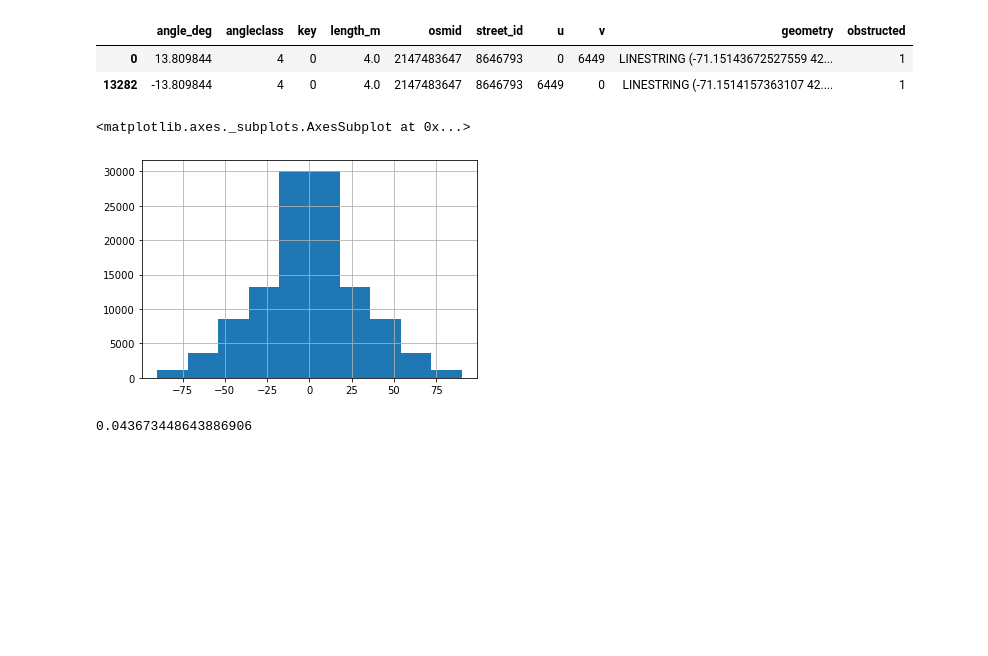
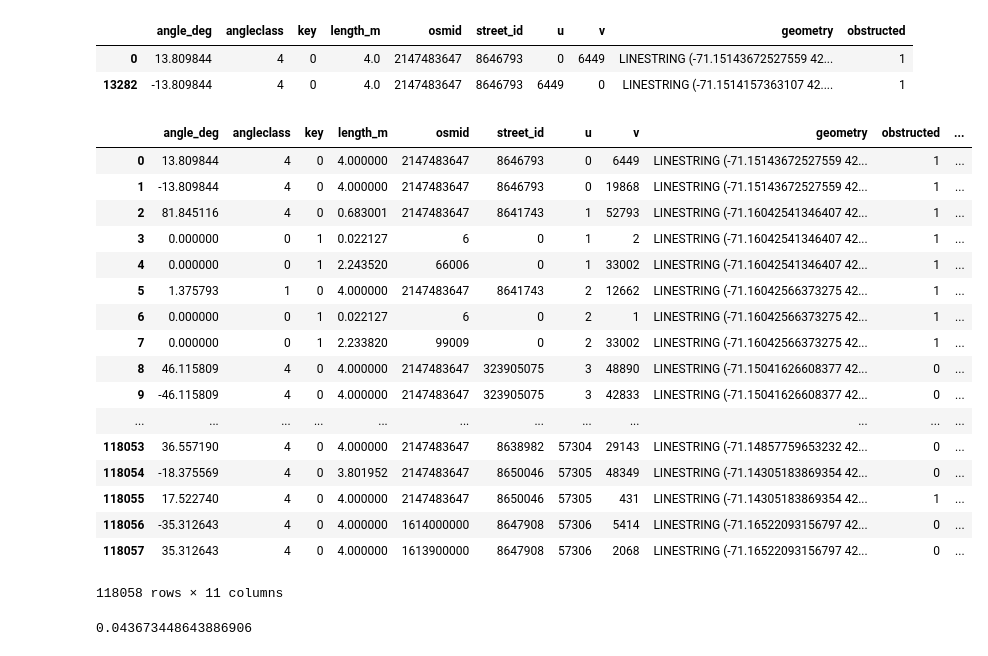
Before and after one commit to saltzadam/WheelWay, a Jupyter notebook: jupyter/Incorporate obstructions.ipynb, the cells around one changed output. Saved outputs shown, nothing was run; the diff lists cells and outputs as text; code cells hidden in the pictures; blank space fills up the shorter version.

```diff
--- a/jupyter/Incorporate obstructions.ipynb
+++ b/jupyter/Incorporate obstructions.ipynb
@@ -153,5 +153,7 @@ obstruct_sidewalks(gdf, all_pts_1)
 (-71.1522723526455, 42.34293127896405) 19
 (-71.14047349582805, 42.3520565149953) 0
 (-71.14438601261324, 42.34972700756457) 54
+# %%
+gdf['id'] = gdf.index
 # %%
 gdf.drop(inplace=True, columns=['elevation_', 'elevatio_1','forward'])
@@ -162,11 +165,27 @@ gdf[((gdf['u'] == 6449) & (gdf['v'] == 0)) | ((gdf['v'] == 6449) & (gdf['u'] ==
 |  | angle_deg | angleclass | key | length_m | osmid | street_id | u | v | geometry | obstructed |
 | 0 | 13.809844 | 4 | 0 | 4.0 | 2147483647 | 8646793 | 0 | 6449 | LINESTRING (-71.15143672527559 42... | 1 |
 | 13282 | -13.809844 | 4 | 0 | 4.0 | 2147483647 | 8646793 | 6449 | 0 | LINESTRING (-71.1514157363107 42.... | 1 |
-# %%
-gdf[gdf['key'] == 0]['angle_deg'].hist()
-# %% [output]
-<matplotlib.axes._subplots.AxesSubplot at 0x...>
-[figure, removed]
+# %%
+gdf
+# %% [output]
+|  | angle_deg | angleclass | key | length_m | osmid | street_id | u | v | geometry | obstructed | ... |
+| 0 | 13.809844 | 4 | 0 | 4.000000 | 2147483647 | 8646793 | 0 | 6449 | LINESTRING (-71.15143672527559 42... | 1 | ... |
+| 1 | -13.809844 | 4 | 0 | 4.000000 | 2147483647 | 8646793 | 0 | 19868 | LINESTRING (-71.15143672527559 42... | 1 | ... |
+| 2 | 81.845116 | 4 | 0 | 0.683001 | 2147483647 | 8641743 | 1 | 52793 | LINESTRING (-71.16042541346407 42... | 1 | ... |
+| 3 | 0.000000 | 0 | 1 | 0.022127 | 6 | 0 | 1 | 2 | LINESTRING (-71.16042541346407 42... | 1 | ... |
+| 4 | 0.000000 | 0 | 1 | 2.243520 | 66006 | 0 | 1 | 33002 | LINESTRING (-71.16042541346407 42... | 1 | ... |
+| 5 | 1.375793 | 1 | 0 | 4.000000 | 2147483647 | 8641743 | 2 | 12662 | LINESTRING (-71.16042566373275 42... | 1 | ... |
+| 6 | 0.000000 | 0 | 1 | 0.022127 | 6 | 0 | 2 | 1 | LINESTRING (-71.16042566373275 42... | 1 | ... |
+| 7 | 0.000000 | 0 | 1 | 2.233820 | 99009 | 0 | 2 | 33002 | LINESTRING (-71.16042566373275 42... | 1 | ... |
+| 8 | 46.115809 | 4 | 0 | 4.000000 | 2147483647 | 323905075 | 3 | 48890 | LINESTRING (-71.15041626608377 42... | 0 | ... |
+| 9 | -46.115809 | 4 | 0 | 4.000000 | 2147483647 | 323905075 | 3 | 42833 | LINESTRING (-71.15041626608377 42... | 0 | ... |
+| ... | ... | ... | ... | ... | ... | ... | ... | ... | ... | ... | ... |
+| 118053 | 36.557190 | 4 | 0 | 4.000000 | 2147483647 | 8638982 | 57304 | 29143 | LINESTRING (-71.14857759653232 42... | 0 | ... |
+| 118054 | -18.375569 | 4 | 0 | 3.801952 | 2147483647 | 8650046 | 57305 | 48349 | LINESTRING (-71.14305183869354 42... | 0 | ... |
+| 118055 | 17.522740 | 4 | 0 | 4.000000 | 2147483647 | 8650046 | 57305 | 431 | LINESTRING (-71.14305183869354 42... | 1 | ... |
+| 118056 | -35.312643 | 4 | 0 | 4.000000 | 1614000000 | 8647908 | 57306 | 5414 | LINESTRING (-71.16522093156797 42... | 0 | ... |
+| 118057 | 35.312643 | 4 | 0 | 4.000000 | 1613900000 | 8647908 | 57306 | 2068 | LINESTRING (-71.16522093156797 42... | 0 | ... |
+118058 rows × 11 columns
 # %%
 len(gdf[gdf['obstructed'] == 1])/len(gdf)
 # %% [output]
```
Also changed, not shown: parts of 2 cells of this notebook, 4 other files.
